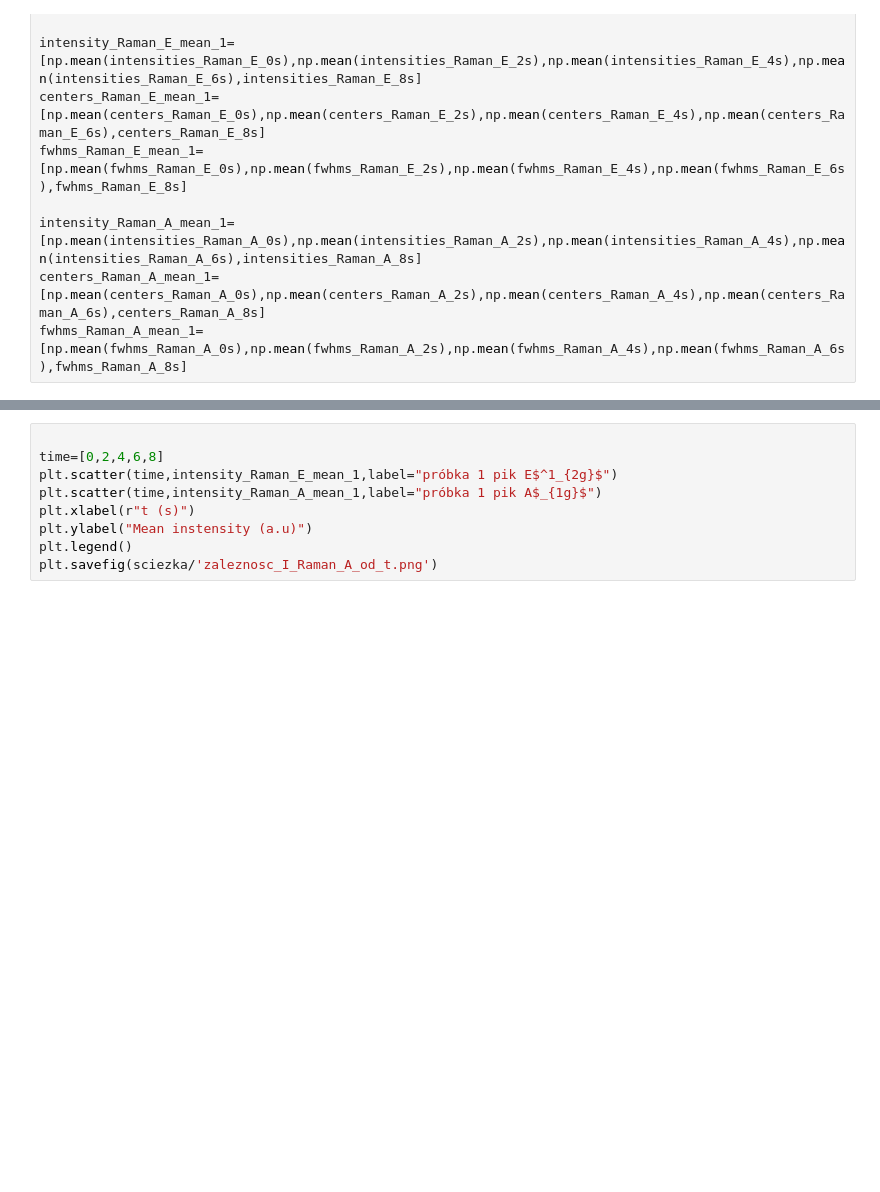
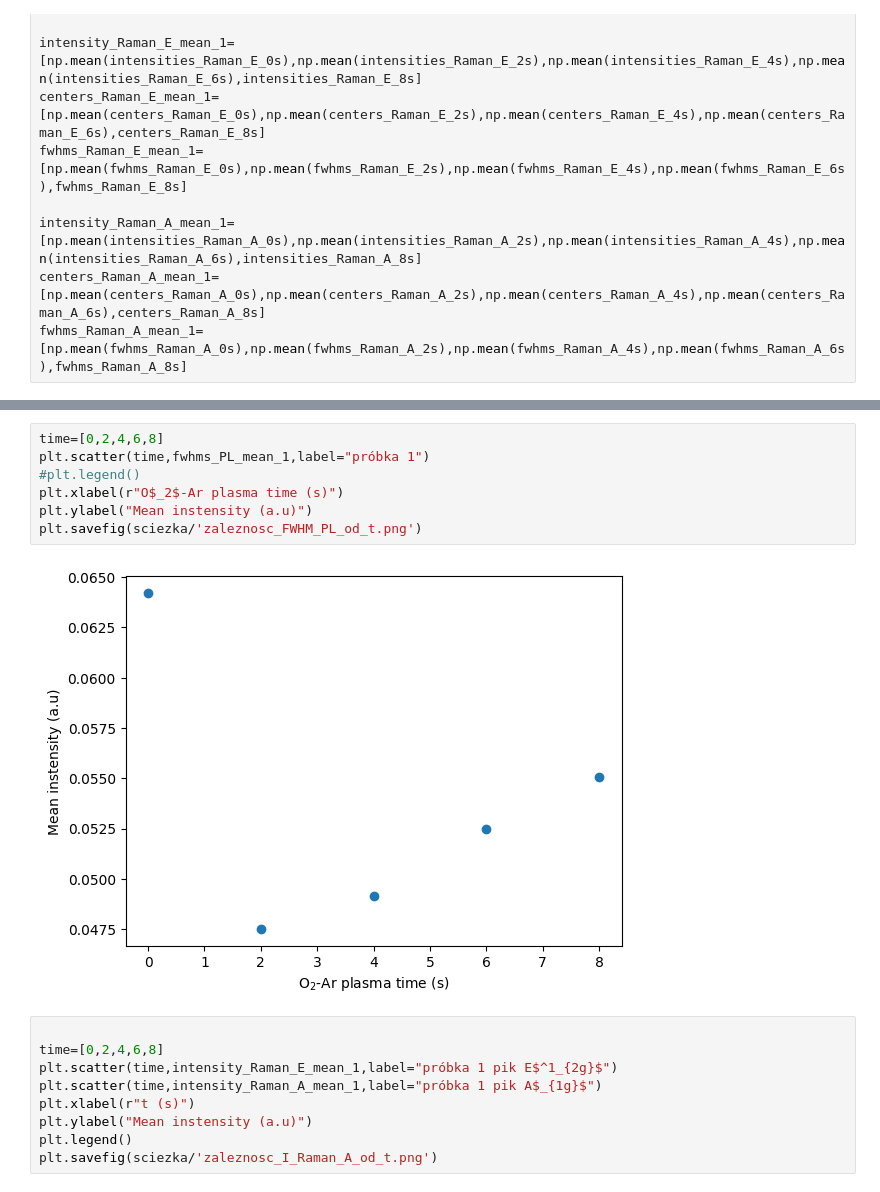
Before and after one commit to weronika-coder/praca_inzynierska, a Jupyter notebook: analiza/próbka1/analiza.ipynb, the cells around one changed output, grey strips where cells are left out. Drawn from its saved outputs; the diff is of its cells as text; blank space fills up the shorter version.

```diff
--- a/analiza/próbka1/analiza.ipynb
+++ b/analiza/próbka1/analiza.ipynb
@@ -214,3 +227,12 @@ plt.savefig(sciezka/'zaleznosc_I_PL_od_t.png')
+# %%
+time=[0,2,4,6,8]
+plt.scatter(time,fwhms_PL_mean_1,label="próbka 1")
+#plt.legend()
+plt.xlabel(r"O$_2$-Ar plasma time (s)")
+plt.ylabel("Mean instensity (a.u)")
+plt.savefig(sciezka/'zaleznosc_FWHM_PL_od_t.png')
+# %% [output]
+[figure, added]
 # %%
 
 time=[0,2,4,6,8]
```
Also changed, not shown: parts of 4 cells of this notebook, 27 other files.
